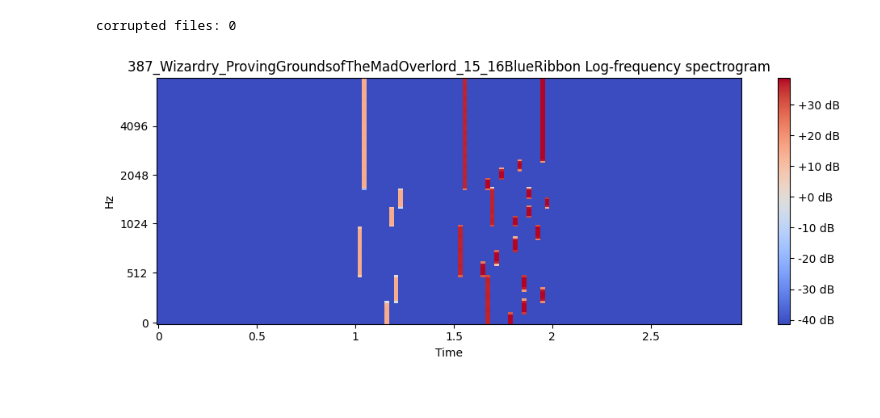
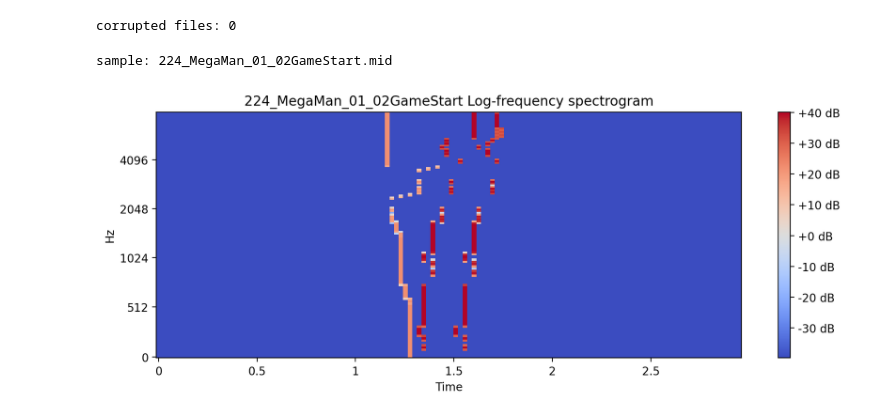
Before and after one commit to no-lineal/mir_project, a Jupyter notebook: 01_log_specttogram.ipynb, the cells around one changed output. Drawn from its saved outputs; the diff is of its cells as text; code cells hidden in the pictures.

```diff
--- a/01_log_specttogram.ipynb
+++ b/01_log_specttogram.ipynb
@@ -62,7 +60,7 @@ sample space size: 4502
 
 """
 
-sample_space = np.random.choice( sample_space, 100 )
+sample_space = list(np.random.choice( sample_space, 100 )) + ['224_MegaMan_01_02GameStart.mid']
 
 midi = {}
 midi_error = []
@@ -99,17 +97,20 @@ corrupted files: 0
 # %%
 """
 
     viz spectogram
 
 """
 
 sample = np.random.choice( list(midi.keys()) )
+sample = '224_MegaMan_01_02GameStart.mid'
+print(f'sample: {sample}')
 
 plt.figure(figsize=(10, 4))
 librosa.display.specshow( midi[ sample ], y_axis='mel', fmax=8000, x_axis='time')
 plt.colorbar(format='%+2.0f dB')
 plt.title(f'{sample.replace(".mid", "")} Log-frequency spectrogram')
 plt.tight_layout()
 plt.show()
 # %% [output]
+sample: 224_MegaMan_01_02GameStart.mid
-[figure, old version]
+[figure, new version]
```
Also changed, not shown: parts of 1 cell of this notebook, 4 other files.
